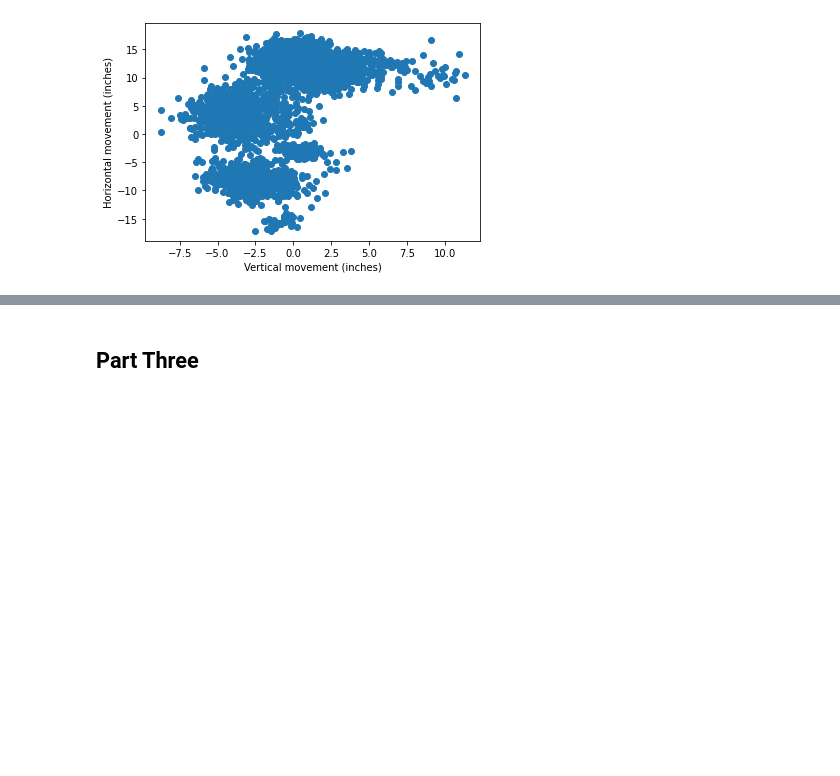
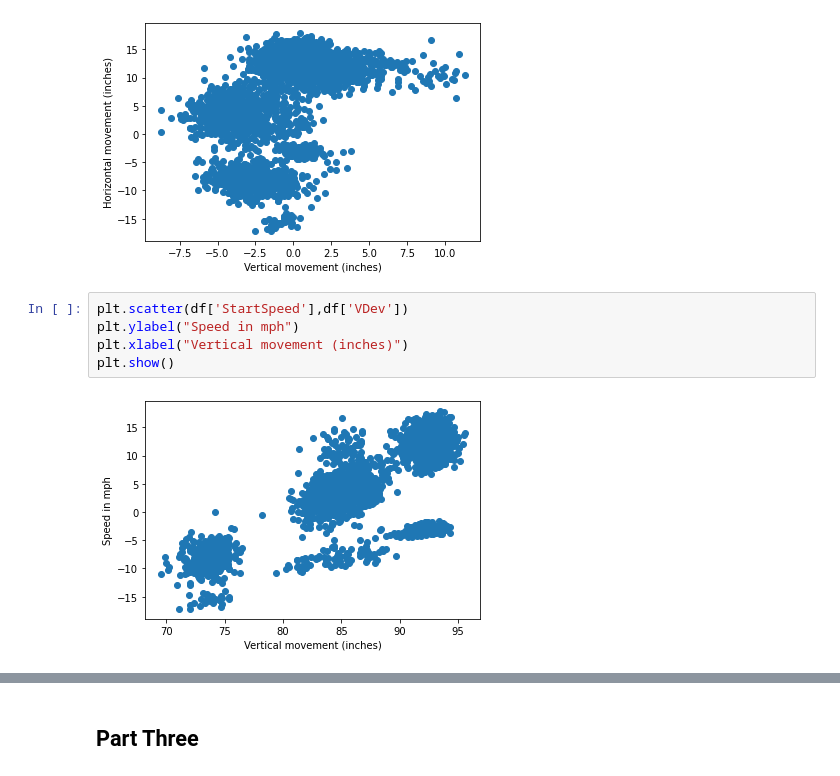
Before and after one commit to mayahany/Assignment1, a Jupyter notebook: Assignment1 notebook-Copy1.ipynb, the cells around one changed output, grey strips where cells are left out. Cells and saved outputs as stored; diff of their text form; blank space fills up the shorter version.

```diff
--- a/Assignment1 notebook-Copy1.ipynb
+++ b/Assignment1 notebook-Copy1.ipynb
@@ -329,3 +329,10 @@ plt.xlabel("Vertical movement (inches)")
 plt.show()
 # %% [output]
 [figure]
+# %%
+plt.scatter(df['StartSpeed'],df['VDev'])
+plt.ylabel("Speed in mph")
+plt.xlabel("Vertical movement (inches)")
+plt.show()
+# %% [output]
+[figure, added]
```
Also changed, not shown: parts of 2 cells of this notebook.
